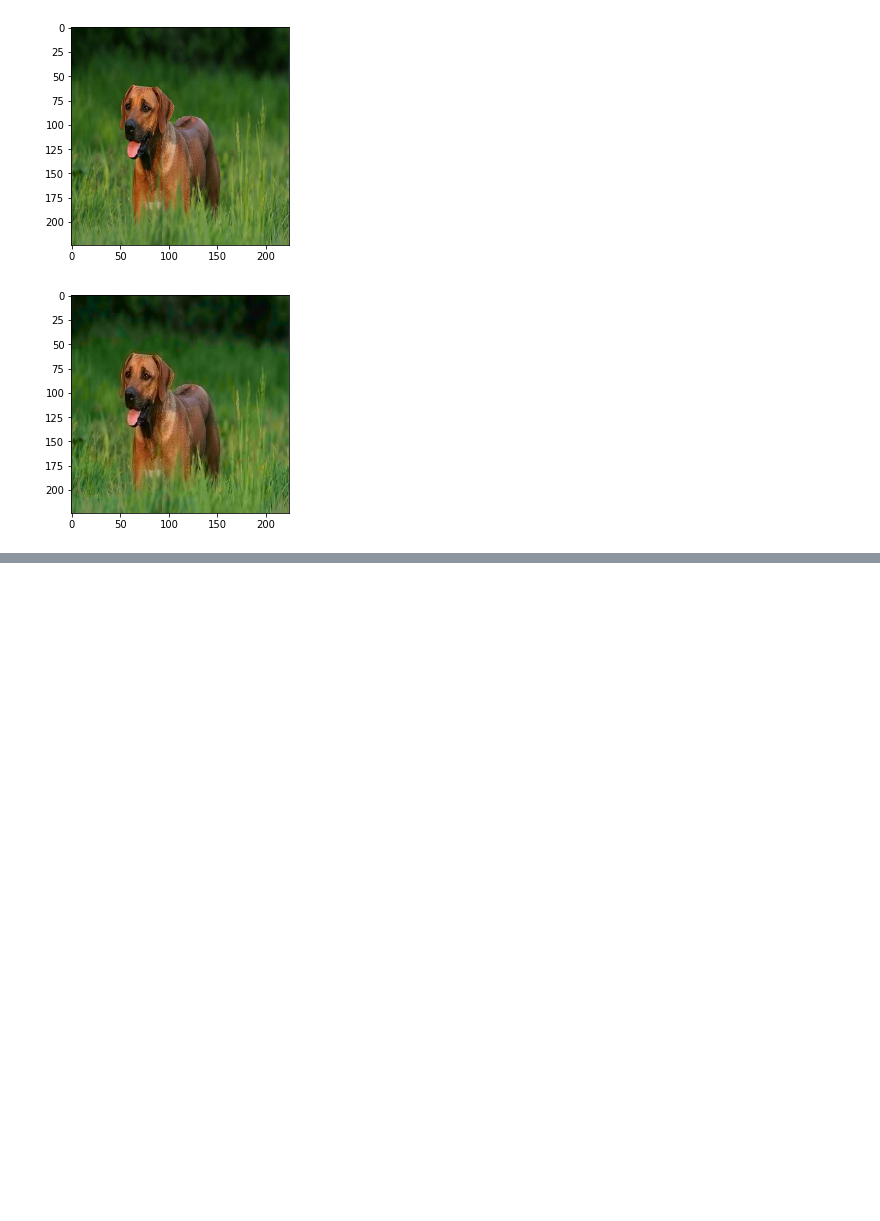
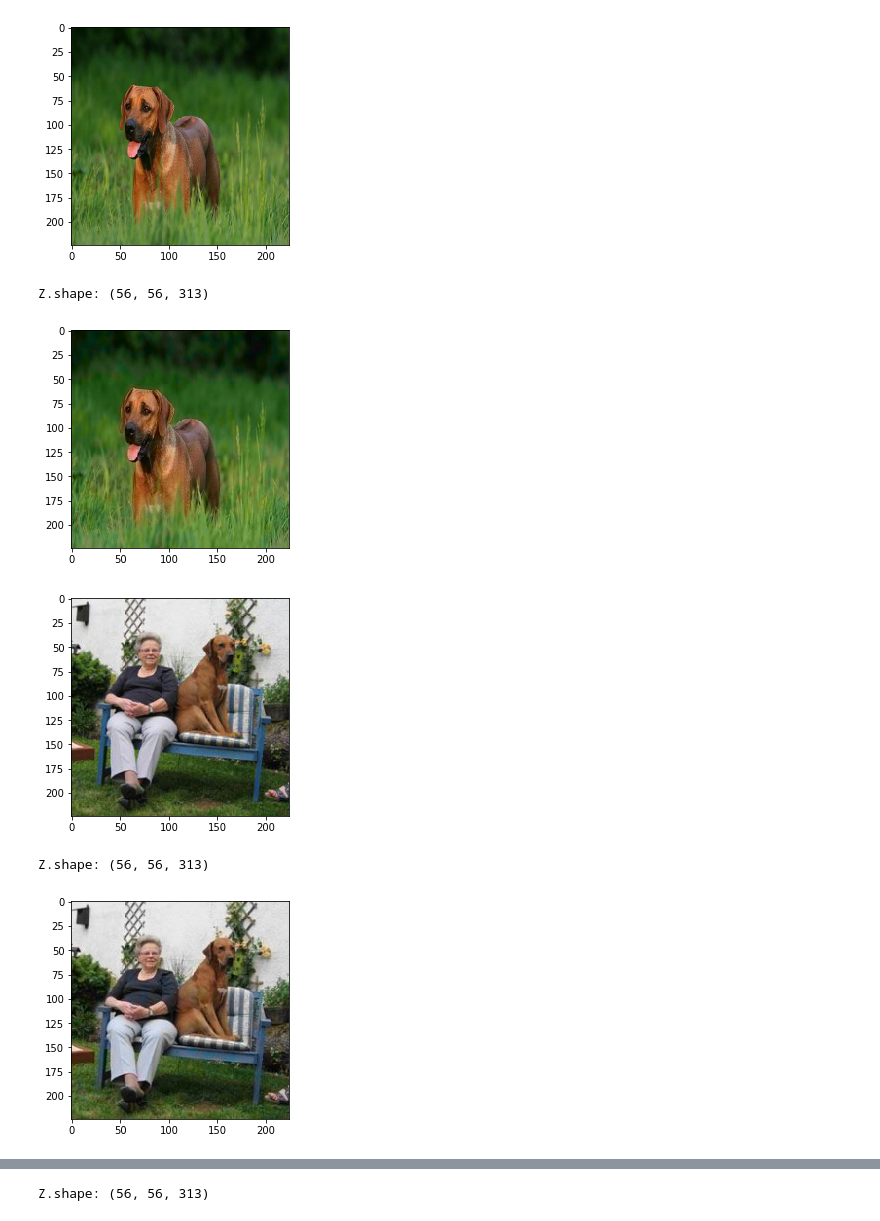
Before and after one commit to oskaerik/colorization, a Jupyter notebook: test.ipynb, the cells around one changed output, grey strips where cells are left out. Cells and saved outputs as stored; diff of their text form; code cells hidden in the pictures; blank space fills up the shorter version.

```diff
--- a/test.ipynb
+++ b/test.ipynb
@@ -17,12 +17,12 @@ for path in images:
     util.imshow(L, ab)
     X.append(L)
     Y = transform.resize(ab, (56, 56))
-    Z.append(util.soft_encode(Y))
+    Z.append(util.soft_encode(Y, debug=True))
     Y_decoded = util.decode(Z[-1])
     Y_decoded = transform.resize(Y_decoded, (224, 224))
     util.imshow(L, Y_decoded)
 
-    if len(X) >= 2:
+    if len(X) >= 4:
         break
 # %% [output]
 [figure]
@@ -29,3 +30,7 @@ for path in images:
 [figure]
 [figure]
+Z.shape: (56, 56, 313)
 [figure]
+[figure, added]
+Z.shape: (56, 56, 313)
+[figure, added]
@@ -31,0 +38 @@ for path in images:
+Z.shape: (56, 56, 313)
```
Also changed, not shown: parts of 4 cells of this notebook, 1 other file.
